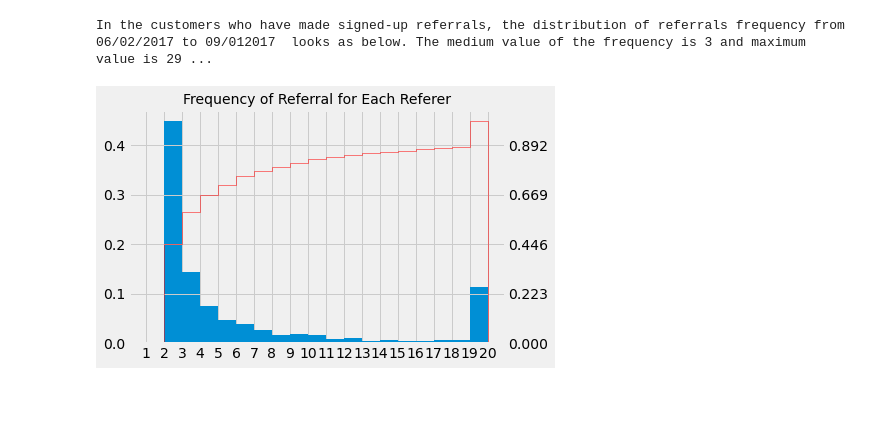
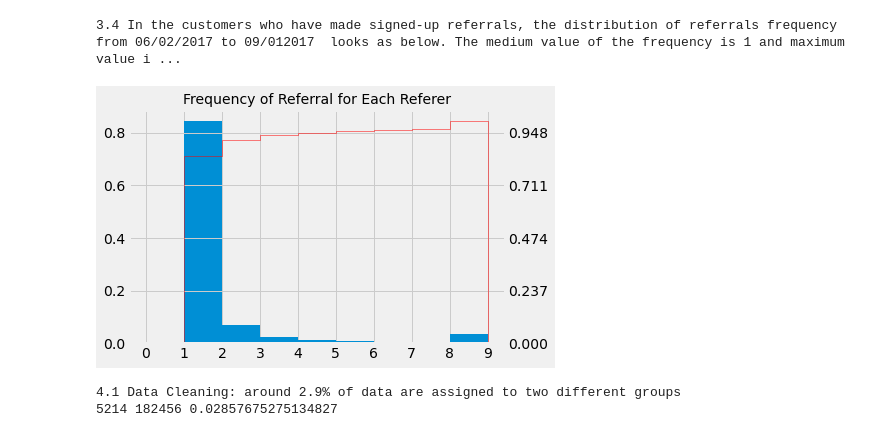
Before and after one commit to ruthyang7/webtest, a Jupyter notebook: Coinbase_analytics.ipynb, the cells around one changed output. Saved outputs shown, nothing was run; the diff lists cells and outputs as text; code cells hidden in the pictures; blank space fills up the shorter version.

```diff
--- a/Coinbase_analytics.ipynb
+++ b/Coinbase_analytics.ipynb
@@ -14,0 +123,3 @@ split_test_exposures = pd.read_csv('split_test_exposures.csv')
+# %%
+freq=sqldf('select referrer_user_id,count(*) as freq from referrals group by 1 order by 2 desc')
+freq.describe(percentiles=[.05,.1,.25, .5, .75,.85,.95,.97,.98,.99])
@@ -15,20 +143,27 @@ split_test_exposures = pd.read_csv('split_test_exposures.csv')
 # %%
-print("In the customers who have made signed-up referrals, the distribution of referrals frequency from 06/02/2017 to 09/012017  looks as below. The medium value of the frequency is 3 and maximum value is 2997. Around 66.9% of referrers made <=5 signed up referrals, and around 12% of referrers made >=19 signed up referrals in 3 months. ");
-freq=sqldf('select referrer_user_id,count(*) as freq from referrals group by 1 having count(*)>1 order by 2 desc')
-freq['freq'].clip(lower=0, upper=20, inplace=True)
+print("3.4 In the customers who have made signed-up referrals, the distribution of referrals frequency from 06/02/2017 to 09/012017  looks as below. The medium value of the frequency is 1 and maximum value is 2997. Around 95% of referrers made <=5 signed up referrals and 83% of referred only made one referral. ");
+freq['freq'].clip(lower=0, upper=9, inplace=True)
 plt.style.use('fivethirtyeight')
 fig,ax = plt.subplots()
-plt.xticks(np.arange(1,21,1))
-ax.hist(freq.freq, bins=range(1, 21, 1), density=True)
+plt.xticks(np.arange(0,10,1))
+ax.hist(freq.freq, bins=range(0, 10, 1), density=True)
 ax1=ax.twinx()
-ax1.hist(freq.freq, bins=range(1,21, 1), density=True, histtype='step', cumulative=1 ,color='red')
+ax1.hist(freq.freq, bins=range(0,10, 1), density=True, histtype='step', cumulative=1 ,color='red')
 plt.title("Frequency of Referral for Each Referer",fontsize=14)
 l = ax.get_ylim()
 l1 = ax1.get_ylim()
 f = lambda x : l1[0]+(x-l[0])/(l[1]-l[0])*(l1[1]-l1[0])
 ticks = f(ax.get_yticks())
 ax1.yaxis.set_major_locator(matplotlib.ticker.FixedLocator(ticks))
 plt.show();
 # %% [output]
-In the customers who have made signed-up referrals, the distribution of referrals frequency from 06/02/2017 to 09/012017  looks as below. The medium value of the frequency is 3 and maximum value is 29 ...
+3.4 In the customers who have made signed-up referrals, the distribution of referrals frequency from 06/02/2017 to 09/012017  looks as below. The medium value of the frequency is 1 and maximum value i ...
-[figure, old version]
+[figure, new version]
+# %%
+print("4.1 Data Cleaning: around 2.9% of data are assigned to two different groups");
+# sqldf('select user_id, count(*) as cnt from split_test_exposures group by 1 having count(*)>1')
+dup=split_test_exposures[split_test_exposures.user_id.duplicated()==True]
+print(dup.user_id.nunique(),split_test_exposures.user_id.nunique(), dup.user_id.nunique()/split_test_exposures.user_id.nunique())
+# %% [output]
+4.1 Data Cleaning: around 2.9% of data are assigned to two different groups
+5214 182456 0.02857675275134827
```
Also changed, not shown: parts of 40 cells of this notebook.
